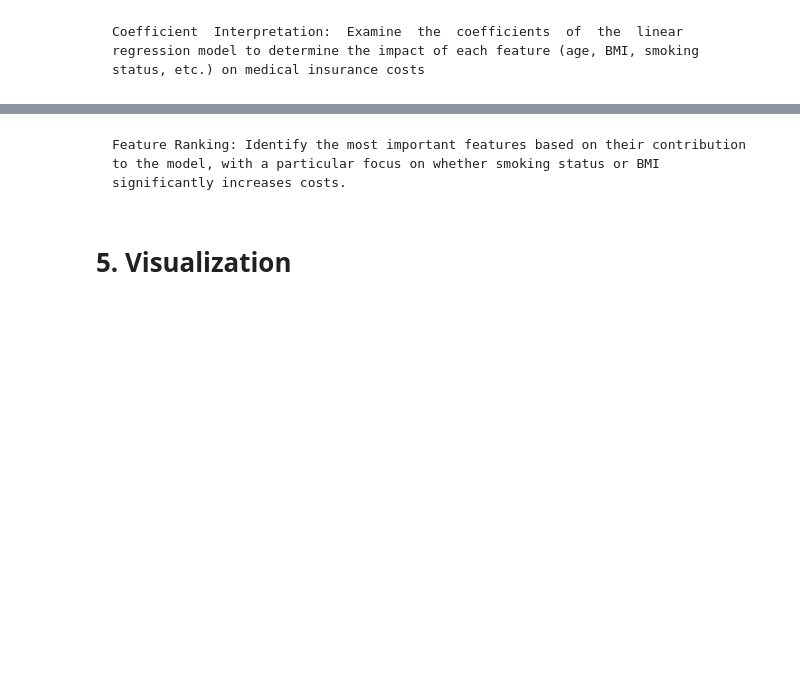
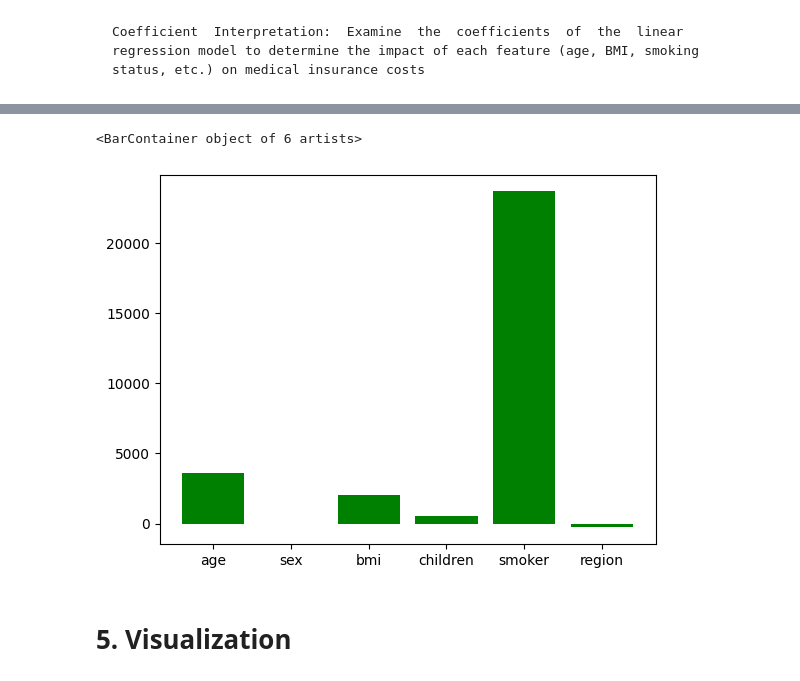
Before and after one commit to ThePunisher-17/Christ-University-Machine-Learning-Sem-1, a Jupyter notebook: Lab 7/task.ipynb, the cells around one changed output, grey strips where cells are left out. Saved outputs shown, nothing was run; the diff lists cells and outputs as text; code cells hidden in the pictures; blank space fills up the shorter version.

```diff
--- a/Lab 7/task.ipynb
+++ b/Lab 7/task.ipynb
@@ -197,5 +214,9 @@ array([ 3.61028043e+03, -1.87914567e+01,  2.04689296e+03,  5.12253132e+02,
-# %% [markdown]
-    Feature Ranking: Identify the most important features based on their contribution to the model, with a particular focus on whether smoking status or BMI significantly increases costs.
+# %%
+lr.coef_
+plt.bar([x for x in lr.feature_names_in_], lr.coef_, color='green')
+# %% [output]
+<BarContainer object of 6 artists>
+[figure, added]
 # %% [markdown]
 # 5. Visualization
 # %% [markdown]
```
Also changed, not shown: parts of 7 cells of this notebook, 2 other files.
